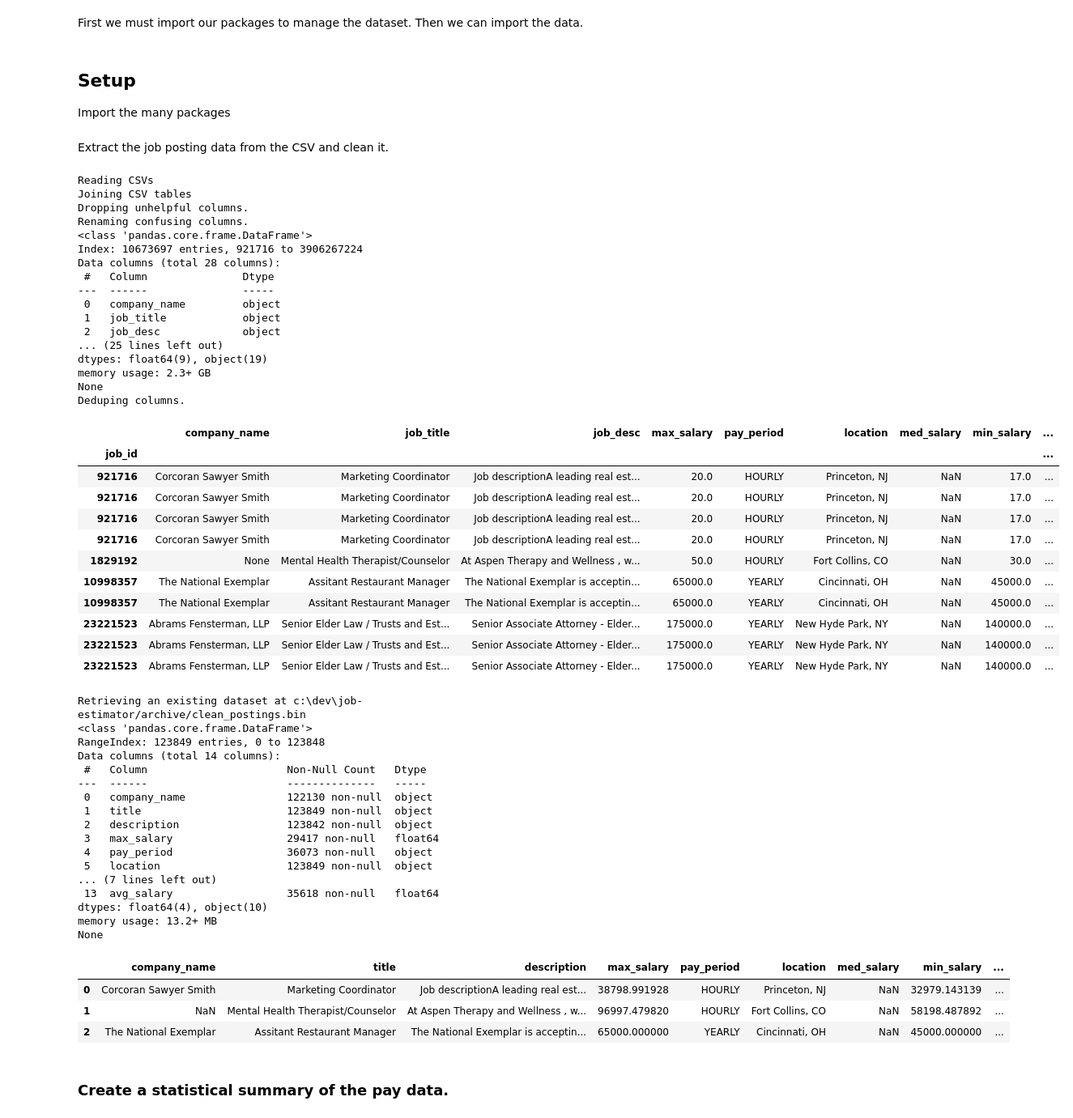
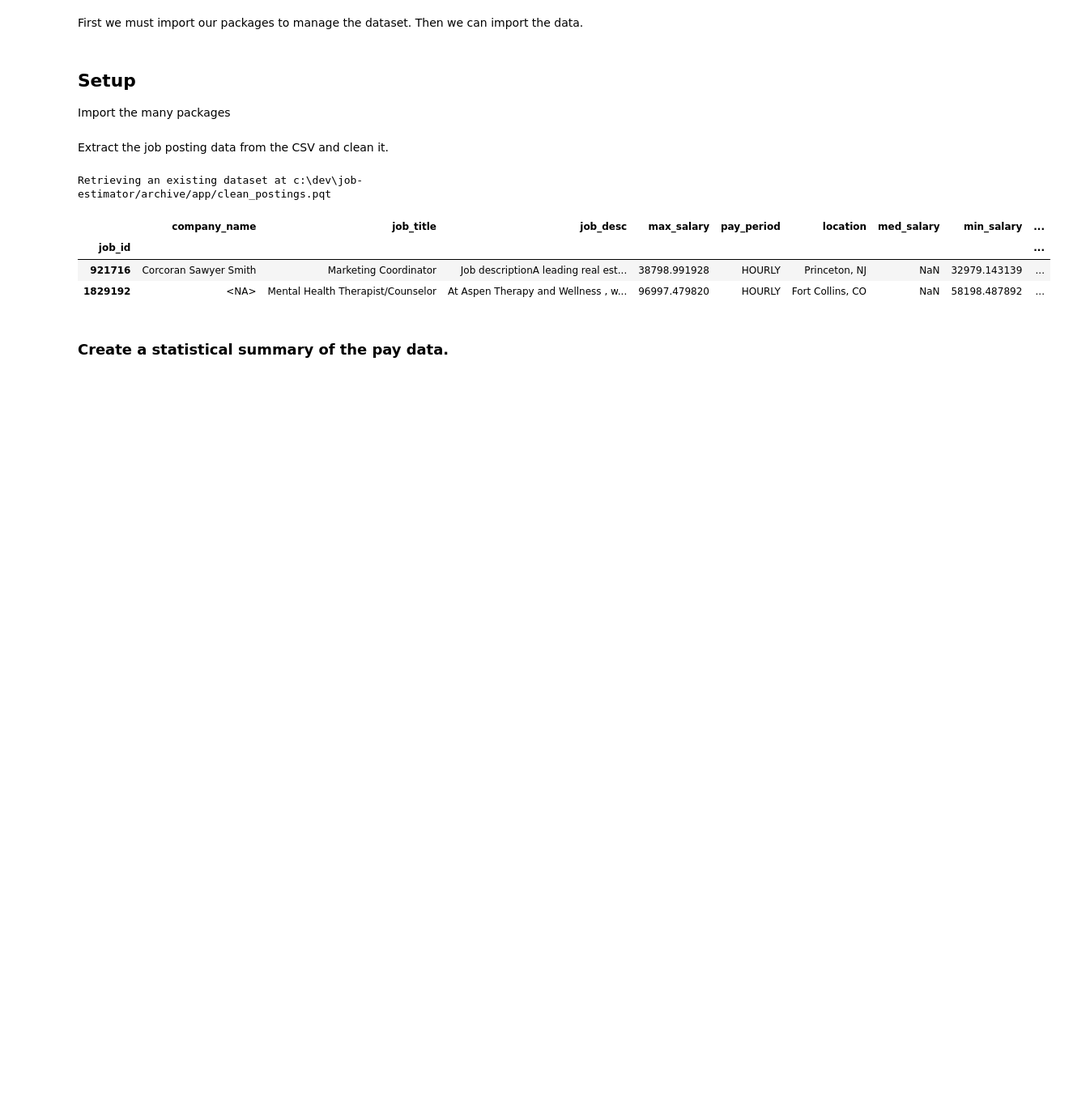
Before and after one commit to Trail3lazer/pay-estimator, a Jupyter notebook: job-estimator.ipynb, the cells around one changed output. Shown at 81% size. Drawn from its saved outputs; the diff is of its cells as text; code cells hidden in the pictures; blank space fills up the shorter version.

```diff
--- a/job-estimator.ipynb
+++ b/job-estimator.ipynb
@@ -39,77 +39,20 @@ def load_scripts():
 Extract the job posting data from the CSV and clean it.
 # %%
 dm = DataManager()
-df = dm.load_data_files()
+df = dm.get_postings()
 def shorten_long_cols(row):
     for name in ['job_desc','company_desc','skills_desc']:
         if isinstance(row[name], str):
             row[name] = row[name][:150] + '...'
     return row
 
-display(HTML(df.head(10).apply(shorten_long_cols, axis=1).to_html()))
-
-df = dm.get_postings().copy()
-
-print(df.info())
-
-def shorten_long_cols(row):
-    for name in ['description','skills_desc']:
-        if isinstance(row[name], str):
-            row[name] = row[name][:150] + '...'
-    return row
-
-display(HTML(df.head(3).apply(shorten_long_cols, axis=1).to_html()))
+display(HTML(df.head(2).apply(shorten_long_cols, axis=1).to_html()))
 # %% [output]
-Reading CSVs
-Joining CSV tables
-Dropping unhelpful columns.
-Renaming confusing columns.
-<class 'pandas.core.frame.DataFrame'>
-Index: 10673697 entries, 921716 to 3906267224
-Data columns (total 28 columns):
- #   Column               Dtype
----  ------               -----
- 0   company_name         object
- 1   job_title            object
- 2   job_desc             object
-... (25 lines left out)
-dtypes: float64(9), object(19)
-memory usage: 2.3+ GB
-None
-Deduping columns.
+Retrieving an existing dataset at c:\dev\job-estimator/archive/app/clean_postings.pqt
 |  | company_name | job_title | job_desc | max_salary | pay_period | location | med_salary | min_salary | ... |
 | job_id |  |  |  |  |  |  |  |  | ... |
-| 921716 | Corcoran Sawyer Smith | Marketing Coordinator | Job descriptionA leading real est... | 20.0 | HOURLY | Princeton, NJ | NaN | 17.0 | ... |
-| 921716 | Corcoran Sawyer Smith | Marketing Coordinator | Job descriptionA leading real est... | 20.0 | HOURLY | Princeton, NJ | NaN | 17.0 | ... |
-| 921716 | Corcoran Sawyer Smith | Marketing Coordinator | Job descriptionA leading real est... | 20.0 | HOURLY | Princeton, NJ | NaN | 17.0 | ... |
-| 921716 | Corcoran Sawyer Smith | Marketing Coordinator | Job descriptionA leading real est... | 20.0 | HOURLY | Princeton, NJ | NaN | 17.0 | ... |
-| 1829192 | None | Mental Health Therapist/Counselor | At Aspen Therapy and Wellness , w... | 50.0 | HOURLY | Fort Collins, CO | NaN | 30.0 | ... |
-| 10998357 | The National Exemplar | Assitant Restaurant Manager | The National Exemplar is acceptin... | 65000.0 | YEARLY | Cincinnati, OH | NaN | 45000.0 | ... |
-| 10998357 | The National Exemplar | Assitant Restaurant Manager | The National Exemplar is acceptin... | 65000.0 | YEARLY | Cincinnati, OH | NaN | 45000.0 | ... |
-| 23221523 | Abrams Fensterman, LLP | Senior Elder Law / Trusts and Est... | Senior Associate Attorney - Elder... | 175000.0 | YEARLY | New Hyde Park, NY | NaN | 140000.0 | ... |
-| 23221523 | Abrams Fensterman, LLP | Senior Elder Law / Trusts and Est... | Senior Associate Attorney - Elder... | 175000.0 | YEARLY | New Hyde Park, NY | NaN | 140000.0 | ... |
-| 23221523 | Abrams Fensterman, LLP | Senior Elder Law / Trusts and Est... | Senior Associate Attorney - Elder... | 175000.0 | YEARLY | New Hyde Park, NY | NaN | 140000.0 | ... |
+| 921716 | Corcoran Sawyer Smith | Marketing Coordinator | Job descriptionA leading real est... | 38798.991928 | HOURLY | Princeton, NJ | NaN | 32979.143139 | ... |
+| 1829192 | <NA> | Mental Health Therapist/Counselor | At Aspen Therapy and Wellness , w... | 96997.479820 | HOURLY | Fort Collins, CO | NaN | 58198.487892 | ... |
-Retrieving an existing dataset at c:\dev\job-estimator/archive/clean_postings.bin
-<class 'pandas.core.frame.DataFrame'>
-RangeIndex: 123849 entries, 0 to 123848
-Data columns (total 14 columns):
- #   Column                      Non-Null Count   Dtype
----  ------                      --------------   -----
- 0   company_name                122130 non-null  object
- 1   title                       123849 non-null  object
- 2   description                 123842 non-null  object
- 3   max_salary                  29417 non-null   float64
- 4   pay_period                  36073 non-null   object
- 5   location                    123849 non-null  object
-... (7 lines left out)
- 13  avg_salary                  35618 non-null   float64
-dtypes: float64(4), object(10)
-memory usage: 13.2+ MB
-None
-|  | company_name | title | description | max_salary | pay_period | location | med_salary | min_salary | ... |
-| 0 | Corcoran Sawyer Smith | Marketing Coordinator | Job descriptionA leading real est... | 38798.991928 | HOURLY | Princeton, NJ | NaN | 32979.143139 | ... |
-| 1 | NaN | Mental Health Therapist/Counselor | At Aspen Therapy and Wellness , w... | 96997.479820 | HOURLY | Fort Collins, CO | NaN | 58198.487892 | ... |
-| 2 | The National Exemplar | Assitant Restaurant Manager | The National Exemplar is acceptin... | 65000.000000 | YEARLY | Cincinnati, OH | NaN | 45000.000000 | ... |
 # %% [markdown]
 ### Create a statistical summary of the pay data.
 # %%
```
Also changed, not shown: parts of 6 cells of this notebook, 7 other files.
